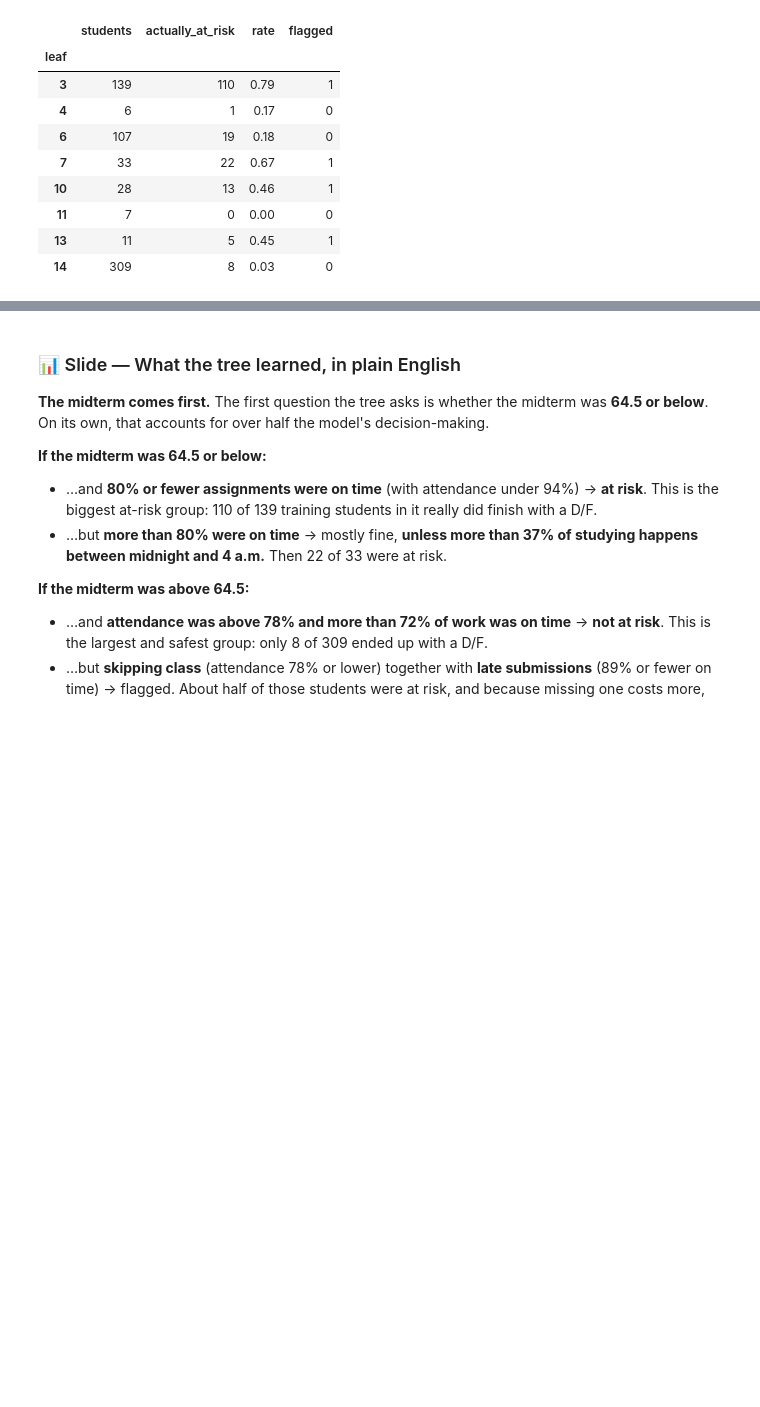
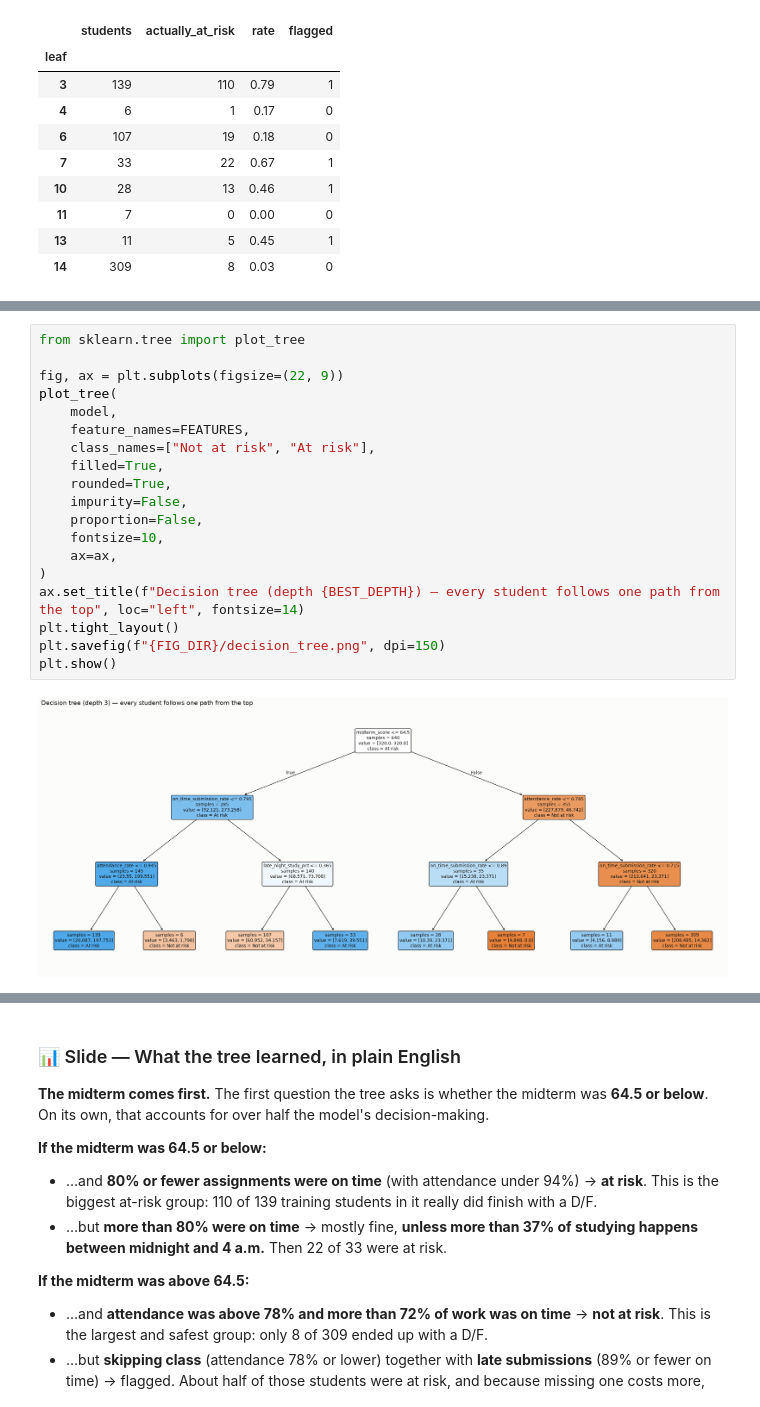
Before and after one commit to zeke75895/mi-advisor, a Jupyter notebook: notebooks/02_train_evaluate.ipynb, the cells around one changed output, grey strips where cells are left out. Cells and saved outputs as stored; diff of their text form; blank space fills up the shorter version.

Commit message:
feat(notebooks): add decision tree diagram and export tree paths

```diff
--- a/notebooks/02_train_evaluate.ipynb
+++ b/notebooks/02_train_evaluate.ipynb
@@ -393,0 +398,21 @@ leaf_stats.round(2)
+# %%
+from sklearn.tree import plot_tree
+
+fig, ax = plt.subplots(figsize=(22, 9))
+plot_tree(
+    model,
+    feature_names=FEATURES,
+    class_names=["Not at risk", "At risk"],
+    filled=True,
+    rounded=True,
+    impurity=False,
+    proportion=False,
+    fontsize=10,
+    ax=ax,
+)
+ax.set_title(f"Decision tree (depth {BEST_DEPTH}) — every student follows one path from the top", loc="left", fontsize=14)
+plt.tight_layout()
+plt.savefig(f"{FIG_DIR}/decision_tree.png", dpi=150)
+plt.show()
+# %% [output]
+[figure, added]
```
Also changed, not shown: parts of 3 cells of this notebook, 2 other files.
